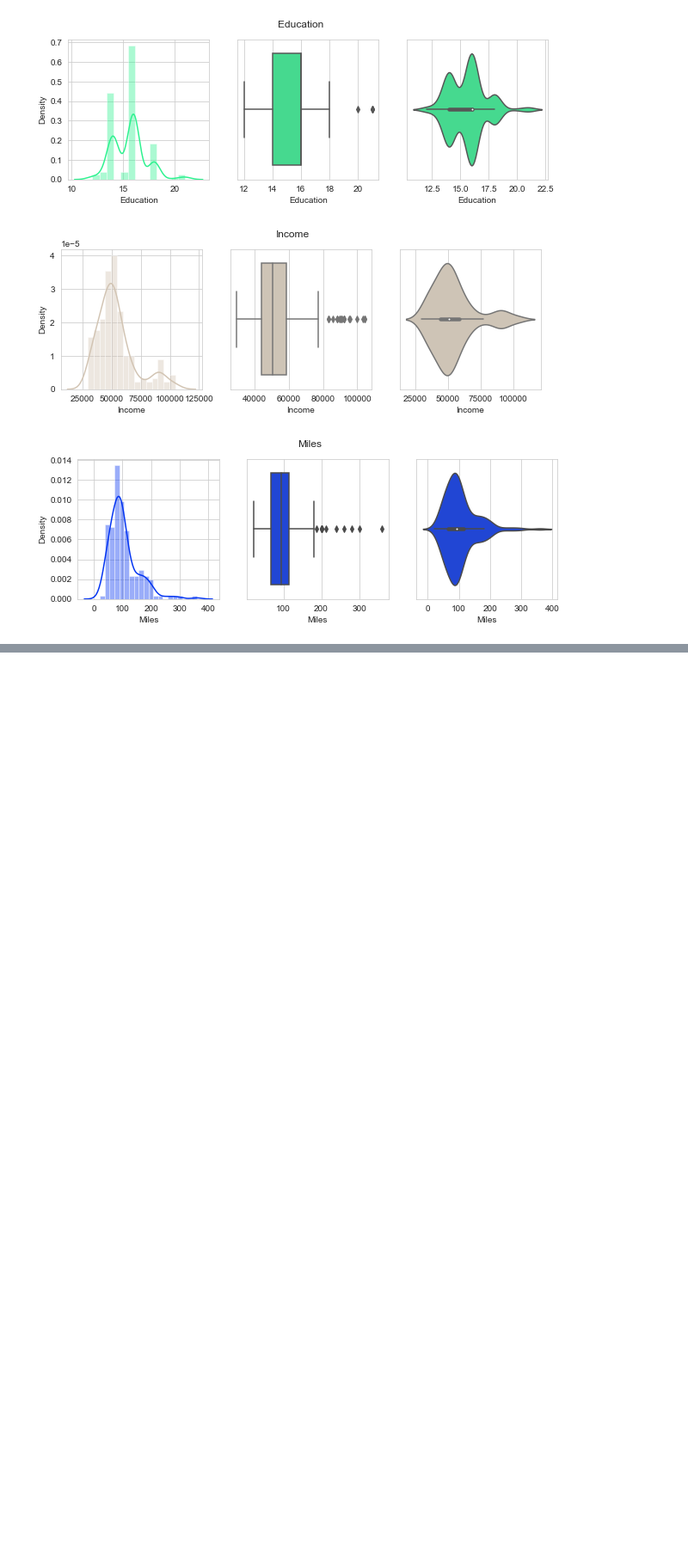
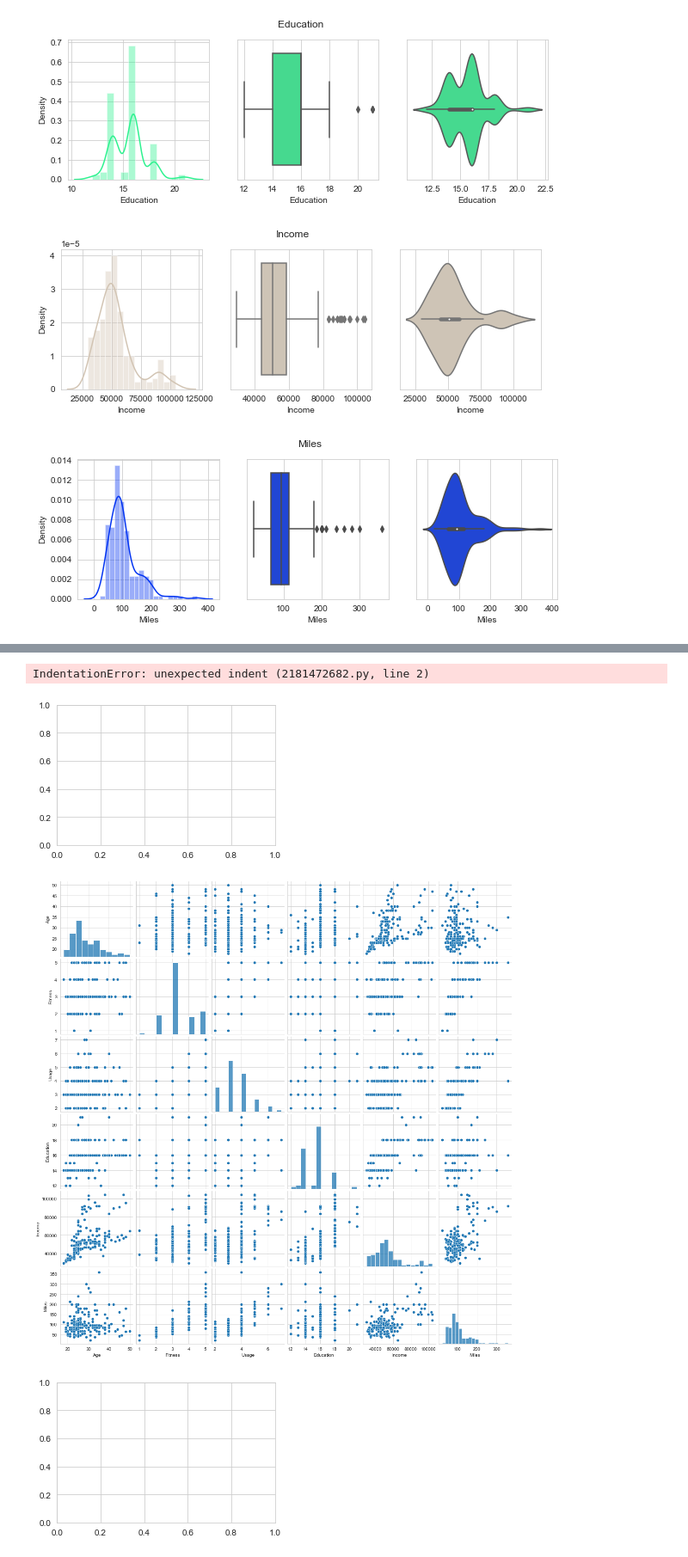
Before and after one commit to p0rathamchouhan/jecrc_cs_sep22, a Jupyter notebook: Trademill_User/trademill.ipynb, the cells around one changed output, grey strips where cells are left out. Shown at 86% size. Cells and saved outputs as stored; diff of their text form; code cells hidden in the pictures; blank space fills up the shorter version.

```diff
--- a/Trademill_User/trademill.ipynb
+++ b/Trademill_User/trademill.ipynb
@@ -146,0 +224,19 @@ for col in num_cols:
+# %%
+sns.jointplot(data=data,x=col,y=ncol)
+    plt.subplot(1,2,2)
+    sns.jointplot(data=data,x=col,y=ncol)
+# %% [output]
+IndentationError: unexpected indent (2181472682.py, line 2)
+# %%
+for col in num_cols:
+    for ncol in num_cols:
+        if(col==ncol):
+            continue
+    plt.figure(figsize=(10,3))
+    plt.subplot(1,2,1)
+
+    sns.pairplot(data=data[num_cols])
+# %% [output]
+[figure, added]
+[figure, added]
+[figure, added]
```
Also changed, not shown: parts of 15 cells of this notebook, 3 other files.
